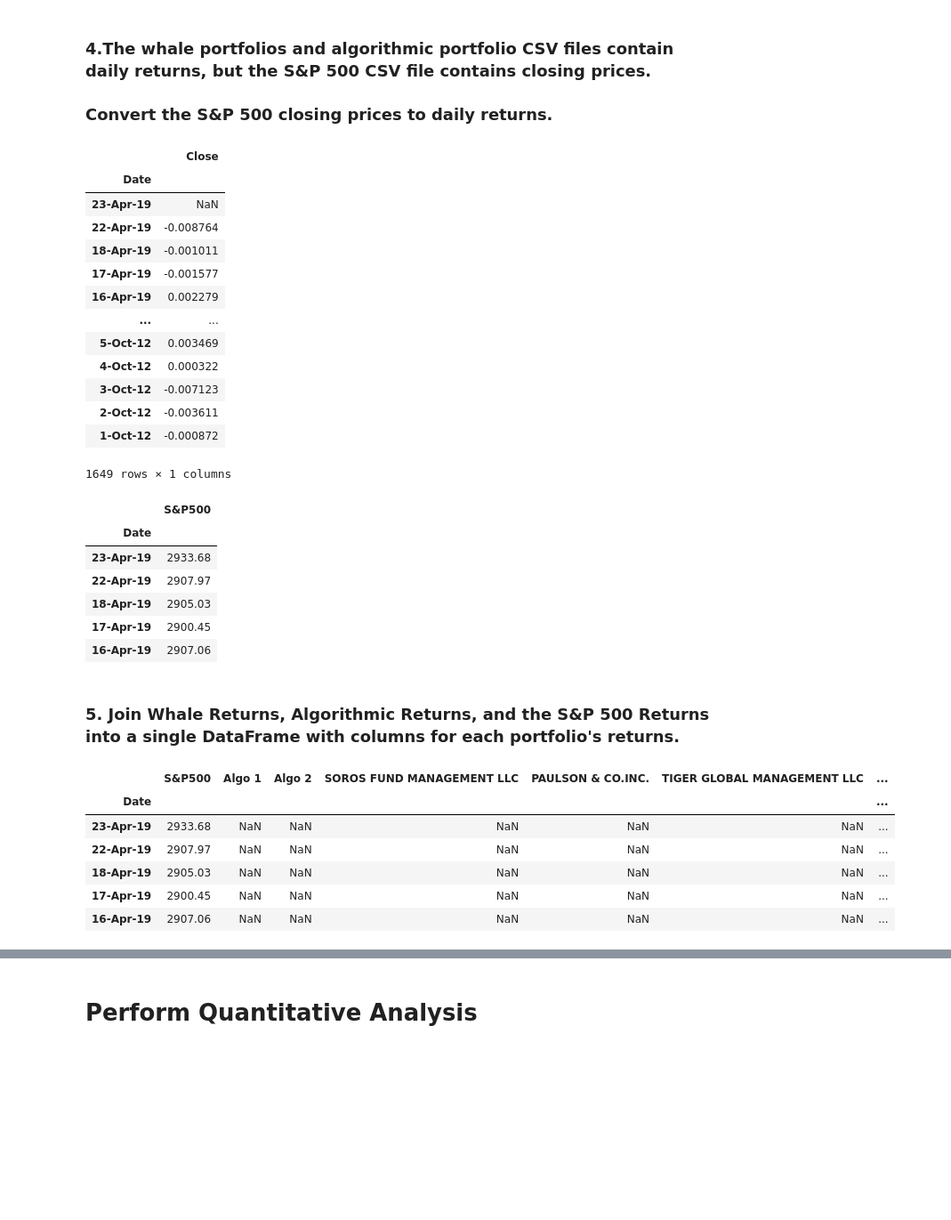
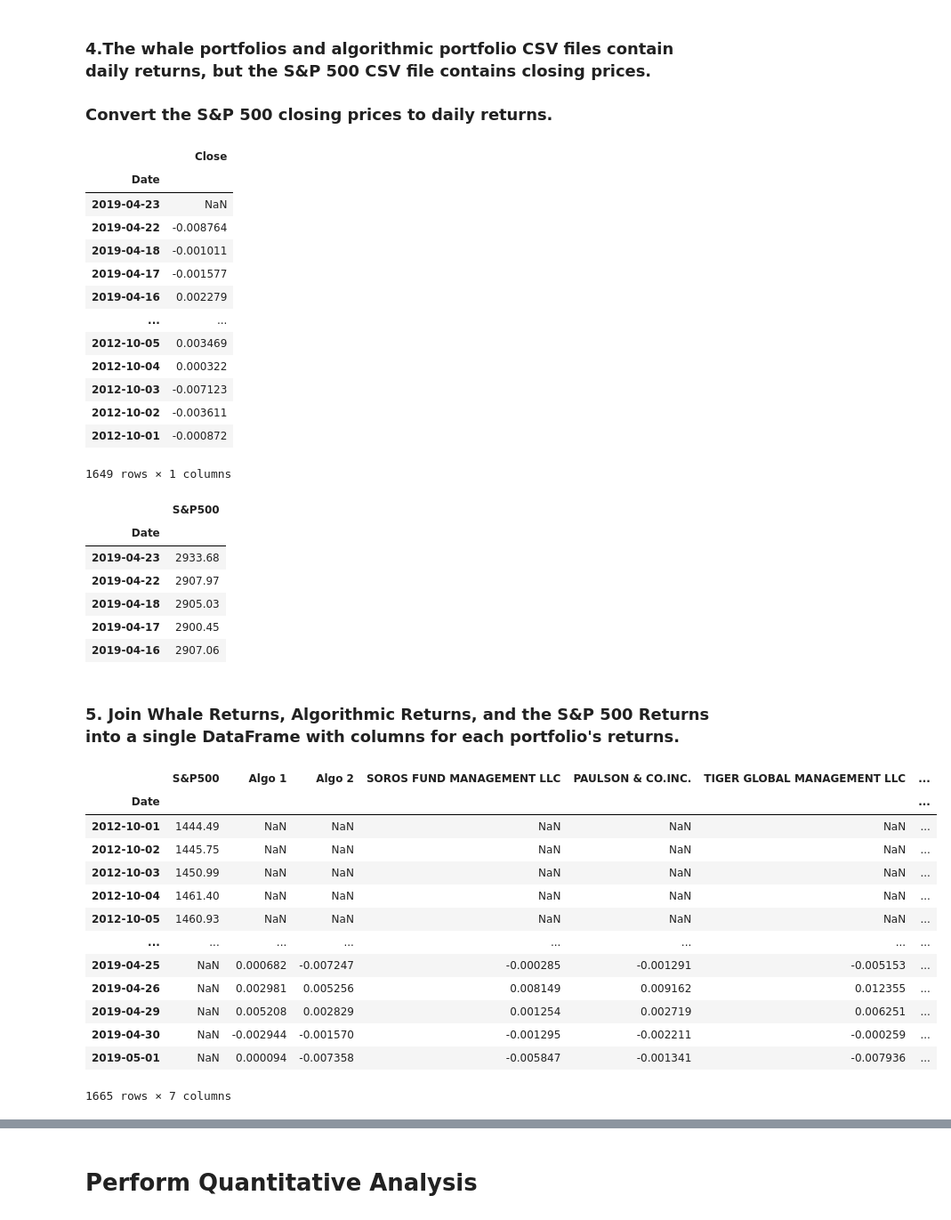
Before and after one commit to JeepCannon/Module4_Challenge, a Jupyter notebook: Mod4_Challenge.ipynb, the cells around one changed output, grey strips where cells are left out. Shown: that part at 89% size. Cells and saved outputs as stored; diff of their text form; code cells hidden in the pictures; blank space fills up the shorter version.

```diff
--- a/Mod4_Challenge.ipynb
+++ b/Mod4_Challenge.ipynb
@@ -10,7 +10,11 @@ import pandas as pd
 # Use Pandas to read the following CSV files into DataFrames. Be sure to convert the dates to a DateTimeIndex.
 # whale_returns.csv: Contains returns of some famous "whale" investors' portfolios.
 csvpath = Path('./Starter_Code/Resources/whale_returns.csv')
-Whale_data = pd.read_csv(csvpath, index_col='Date')
+# Whale_data = pd.read_csv(csvpath, index_col='Date')
+Whale_data = pd.read_csv(csvpath)
+# Whale_data =pd.DateTimeIndex('Date',inplace = True )
+Whale_data = Whale_data.set_index(pd.DatetimeIndex(Whale_data['Date']))
+Whale_data.drop(['Date'], axis=1, inplace= True)
 Whale_data.head()
 # %% [output]
 |  | SOROS FUND MANAGEMENT LLC | PAULSON & CO.INC. | TIGER GLOBAL MANAGEMENT LLC | BERKSHIRE HATHAWAY INC |
@@ -25,8 +29,10 @@ type(Whale_data)
 # %%
 # algo_returns.csv: Contains returns from the in-house trading algorithms from your company.
 csvpath = Path('./Starter_Code/Resources/algo_returns.csv')
-Algo_data = pd.read_csv(csvpath,index_col='Date')
-Algo_data.head()
+Algo_data = pd.read_csv(csvpath)
+Algo_data = Algo_data.set_index(pd.DatetimeIndex(Algo_data['Date']))
+Algo_data.drop(['Date'], axis=1, inplace= True)
+Algo_data
 # %% [output]
 |  | Algo 1 | Algo 2 |
 | Date |  |  |
@@ -42,7 +61,9 @@ pandas.core.frame.DataFrame
 # %%
 # sp500_history.csv: Contains historical closing prices of the S&P 500 Index.
 csvpath = Path('./Starter_Code/Resources/sp500_history.csv')
-sp500_data = pd.read_csv(csvpath,index_col='Date')
+sp500_data = pd.read_csv(csvpath)
+sp500_data = sp500_data.set_index(pd.DatetimeIndex(sp500_data['Date']))
+sp500_data.drop(['Date'], axis=1, inplace= True)
 sp500_data.head()
 # %% [output]
 |  | Close |
@@ -151,17 +180,17 @@ sp500_data.pct_change()
 # %% [output]
 |  | Close |
 | Date |  |
-| 23-Apr-19 | NaN |
-| 22-Apr-19 | -0.008764 |
-| 18-Apr-19 | -0.001011 |
-| 17-Apr-19 | -0.001577 |
-| 16-Apr-19 | 0.002279 |
+| 2019-04-23 | NaN |
+| 2019-04-22 | -0.008764 |
+| 2019-04-18 | -0.001011 |
+| 2019-04-17 | -0.001577 |
+| 2019-04-16 | 0.002279 |
 | ... | ... |
-| 5-Oct-12 | 0.003469 |
-| 4-Oct-12 | 0.000322 |
-| 3-Oct-12 | -0.007123 |
-| 2-Oct-12 | -0.003611 |
-| 1-Oct-12 | -0.000872 |
+| 2012-10-05 | 0.003469 |
+| 2012-10-04 | 0.000322 |
+| 2012-10-03 | -0.007123 |
+| 2012-10-02 | -0.003611 |
+| 2012-10-01 | -0.000872 |
 1649 rows × 1 columns
 # %%
 sp500_data.rename(columns = {'Close':'S&P500'}, inplace = True)
@@ -169,24 +198,31 @@ sp500_data.head()
 # %% [output]
 |  | S&P500 |
 | Date |  |
-| 23-Apr-19 | 2933.68 |
-| 22-Apr-19 | 2907.97 |
-| 18-Apr-19 | 2905.03 |
-| 17-Apr-19 | 2900.45 |
-| 16-Apr-19 | 2907.06 |
+| 2019-04-23 | 2933.68 |
+| 2019-04-22 | 2907.97 |
+| 2019-04-18 | 2905.03 |
+| 2019-04-17 | 2900.45 |
+| 2019-04-16 | 2907.06 |
 # %% [markdown]
 ### 5. Join Whale Returns, Algorithmic Returns, and the S&P 500 Returns into a single DataFrame with columns for each portfolio's returns.
 # %%
 Merge_Portfolio = pd.concat([sp500_data, Algo_data, Whale_data], axis="columns", join="outer")
-Merge_Portfolio.head()
+Merge_Portfolio
 # %% [output]
 |  | S&P500 | Algo 1 | Algo 2 | SOROS FUND MANAGEMENT LLC | PAULSON & CO.INC. | TIGER GLOBAL MANAGEMENT LLC | ... |
 | Date |  |  |  |  |  |  | ... |
-| 23-Apr-19 | 2933.68 | NaN | NaN | NaN | NaN | NaN | ... |
-| 22-Apr-19 | 2907.97 | NaN | NaN | NaN | NaN | NaN | ... |
-| 18-Apr-19 | 2905.03 | NaN | NaN | NaN | NaN | NaN | ... |
-| 17-Apr-19 | 2900.45 | NaN | NaN | NaN | NaN | NaN | ... |
-| 16-Apr-19 | 2907.06 | NaN | NaN | NaN | NaN | NaN | ... |
+| 2012-10-01 | 1444.49 | NaN | NaN | NaN | NaN | NaN | ... |
+| 2012-10-02 | 1445.75 | NaN | NaN | NaN | NaN | NaN | ... |
+| 2012-10-03 | 1450.99 | NaN | NaN | NaN | NaN | NaN | ... |
+| 2012-10-04 | 1461.40 | NaN | NaN | NaN | NaN | NaN | ... |
+| 2012-10-05 | 1460.93 | NaN | NaN | NaN | NaN | NaN | ... |
+| ... | ... | ... | ... | ... | ... | ... | ... |
+| 2019-04-25 | NaN | 0.000682 | -0.007247 | -0.000285 | -0.001291 | -0.005153 | ... |
+| 2019-04-26 | NaN | 0.002981 | 0.005256 | 0.008149 | 0.009162 | 0.012355 | ... |
+| 2019-04-29 | NaN | 0.005208 | 0.002829 | 0.001254 | 0.002719 | 0.006251 | ... |
+| 2019-04-30 | NaN | -0.002944 | -0.001570 | -0.001295 | -0.002211 | -0.000259 | ... |
+| 2019-05-01 | NaN | 0.000094 | -0.007358 | -0.005847 | -0.001341 | -0.007936 | ... |
+1665 rows × 7 columns
 # %%
 Merge_Portfolio.tail()
 # %% [output]
```
Also changed, not shown: parts of 32 cells of this notebook.
